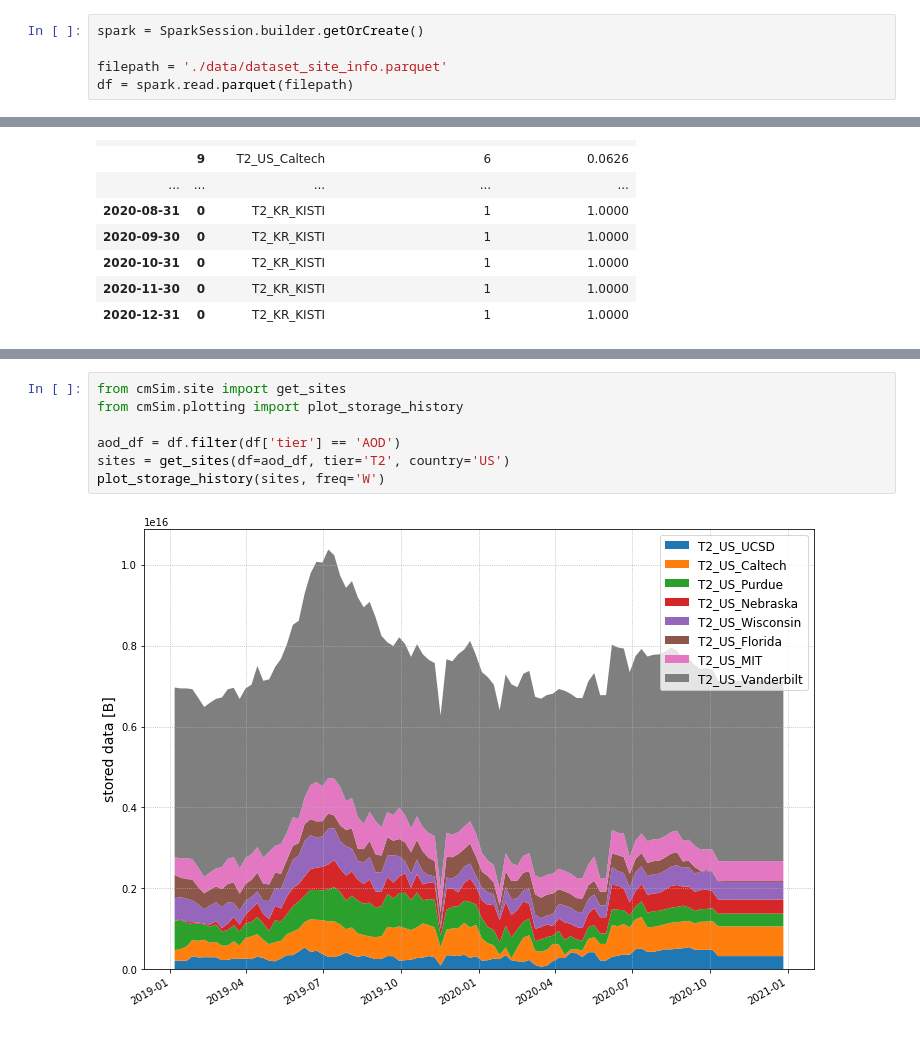
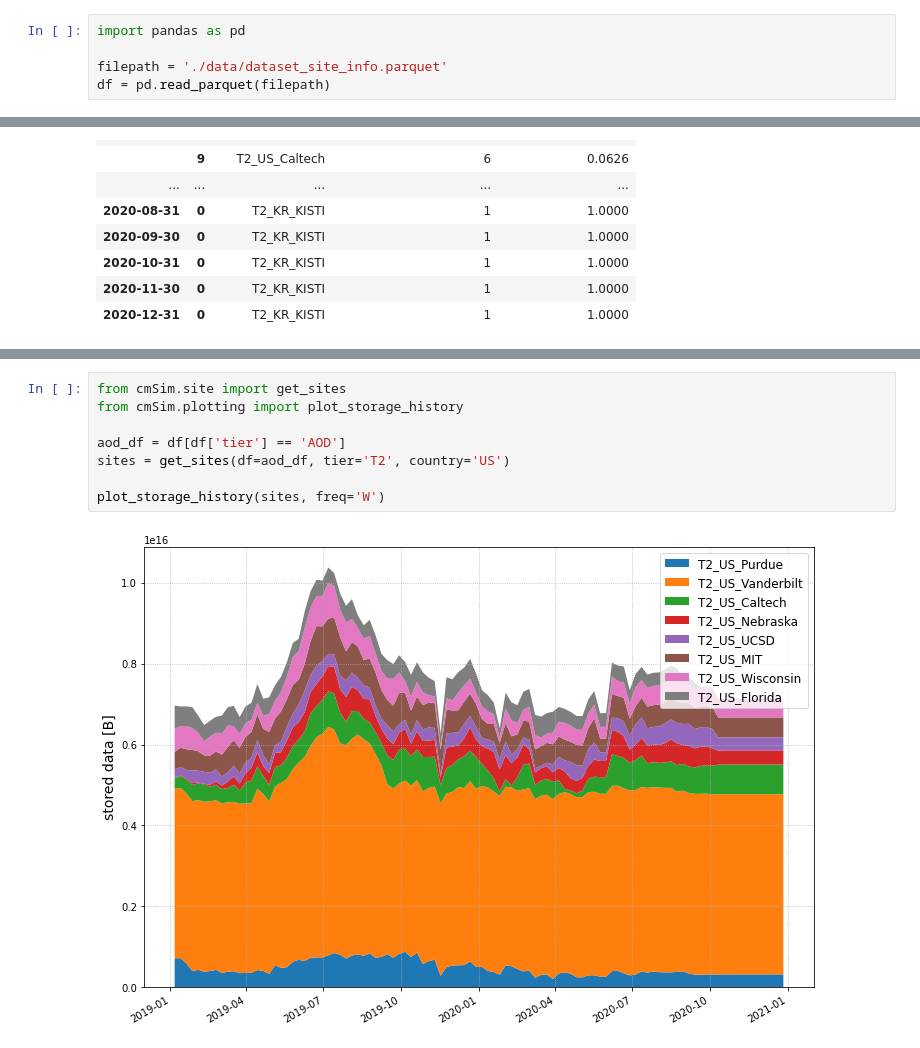
Before and after one commit to SimoneGasperini/cms-cmSim, a Jupyter notebook: example.ipynb, the cells around one changed output, grey strips where cells are left out. Cells and saved outputs as stored; diff of their text form.

Commit message:
remove spark dependency

```diff
--- a/example.ipynb
+++ b/example.ipynb
@@ -6,5 +1,5 @@ from pyspark.sql import SparkSession
 # %%
-spark = SparkSession.builder.getOrCreate()
+import pandas as pd
 
 filepath = './data/dataset_site_info.parquet'
-df = spark.read.parquet(filepath)
+df = pd.read_parquet(filepath)
@@ -75,9 +84,10 @@ Site(name=T1_IT_CNAF_Disk, disk=None, cpu=None, tier=T1, country=IT)
 # %%
 from cmSim.site import get_sites
 from cmSim.plotting import plot_storage_history
 
-aod_df = df.filter(df['tier'] == 'AOD')
+aod_df = df[df['tier'] == 'AOD']
 sites = get_sites(df=aod_df, tier='T2', country='US')
+
 plot_storage_history(sites, freq='W')
 # %% [output]
-[figure, old version]
+[figure, new version]
```
Also changed, not shown: parts of 7 cells of this notebook, 3 other files.
